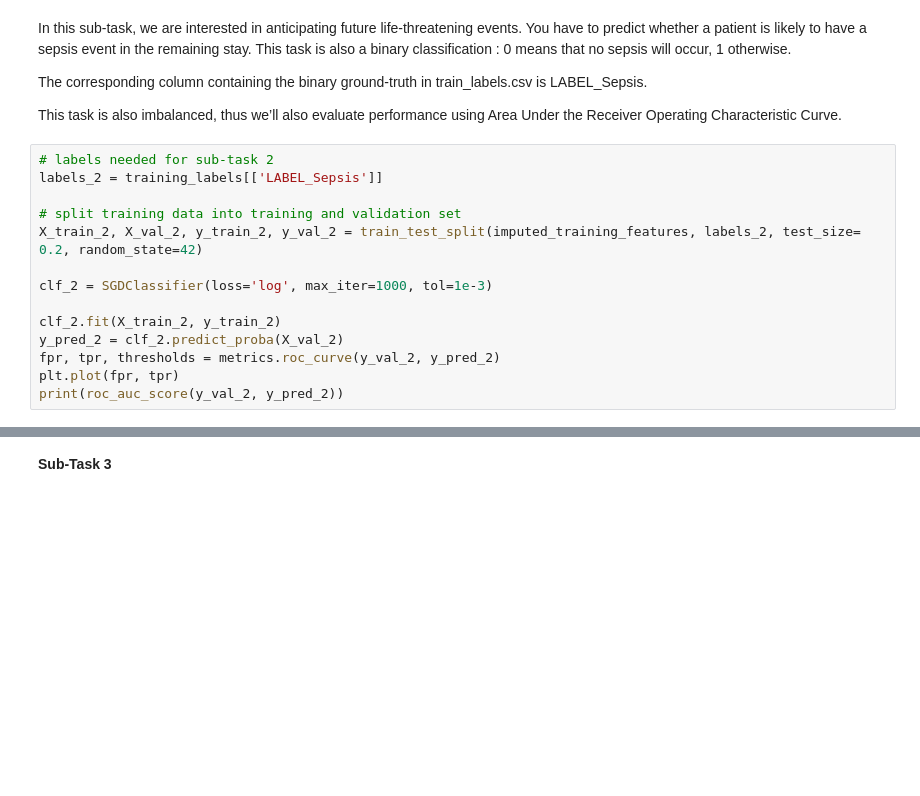
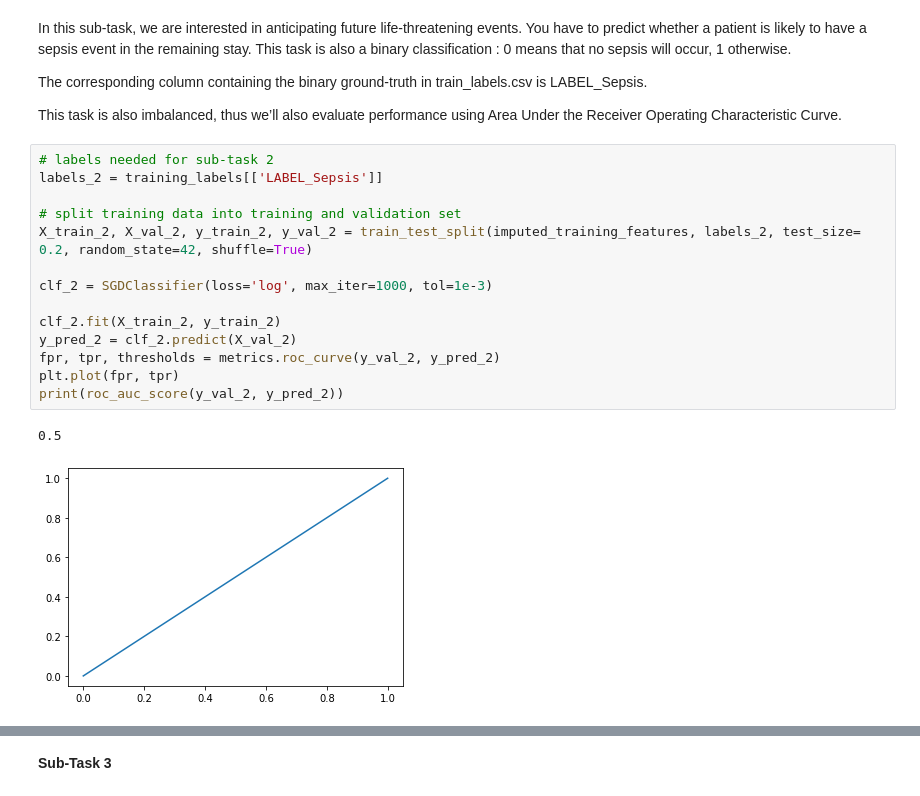
Before and after one commit to jonarivado/IML-Projects, a Jupyter notebook: Task 2/main2.ipynb, the cells around one changed output, grey strips where cells are left out. Cells and saved outputs as stored; diff of their text form; blank space fills up the shorter version.

```diff
--- a/Task 2/main2.ipynb
+++ b/Task 2/main2.ipynb
@@ -94,14 +119,17 @@ This task is also imbalanced, thus we’ll also evaluate performance using Area
 # %%
 # labels needed for sub-task 2
 labels_2 = training_labels[['LABEL_Sepsis']]
 
 # split training data into training and validation set
-X_train_2, X_val_2, y_train_2, y_val_2 = train_test_split(imputed_training_features, labels_2, test_size= 0.2, random_state=42)
+X_train_2, X_val_2, y_train_2, y_val_2 = train_test_split(imputed_training_features, labels_2, test_size= 0.2, random_state=42, shuffle=True)
 
 clf_2 = SGDClassifier(loss='log', max_iter=1000, tol=1e-3)
 
 clf_2.fit(X_train_2, y_train_2)
-y_pred_2 = clf_2.predict_proba(X_val_2)
+y_pred_2 = clf_2.predict(X_val_2)
 fpr, tpr, thresholds = metrics.roc_curve(y_val_2, y_pred_2)
 plt.plot(fpr, tpr)
 print(roc_auc_score(y_val_2, y_pred_2))
+# %% [output]
+0.5
+[figure, added]
```
Also changed, not shown: parts of 4 cells of this notebook, 5 other files.
